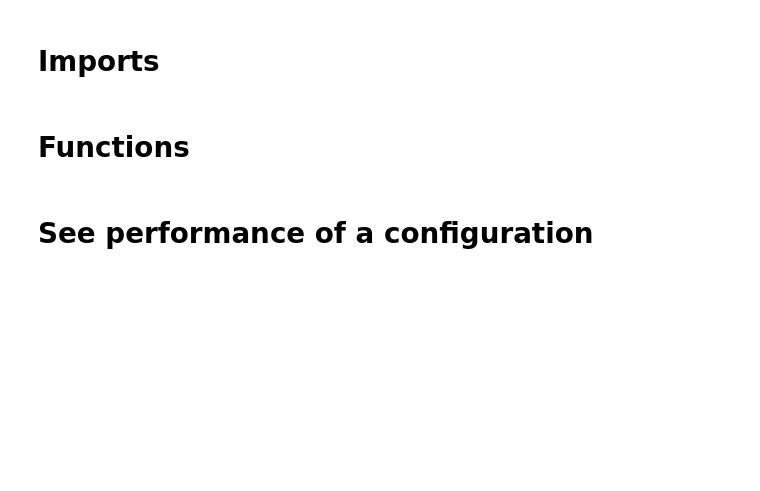
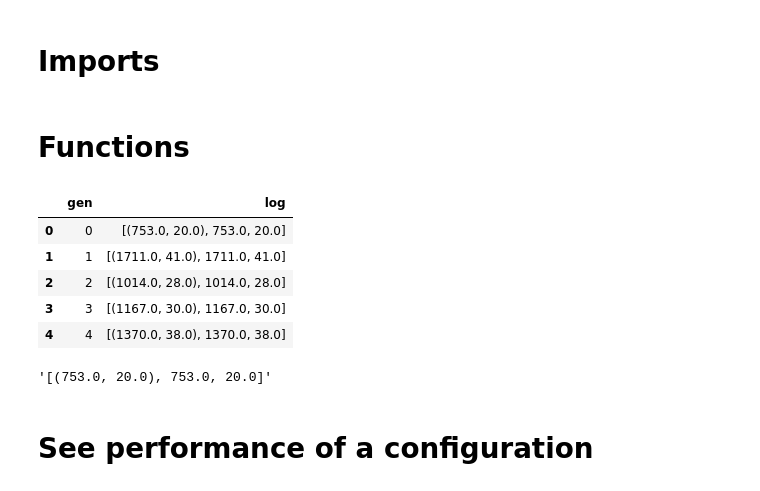
Before and after one commit to ph1001/GA_learning_Snake, a Jupyter notebook: 01_Snake/Statistical Analysis.ipynb, the cells around one changed output. Cells and saved outputs as stored; diff of their text form; code cells hidden in the pictures; blank space fills up the shorter version.

```diff
--- a/01_Snake/Statistical Analysis.ipynb
+++ b/01_Snake/Statistical Analysis.ipynb
@@ -10 +13,14 @@ import numpy as np
+# %%
+data.head()
+# %% [output]
+|  | gen | log |
+| 0 | 0 | [(753.0, 20.0), 753.0, 20.0] |
+| 1 | 1 | [(1711.0, 41.0), 1711.0, 41.0] |
+| 2 | 2 | [(1014.0, 28.0), 1014.0, 28.0] |
+| 3 | 3 | [(1167.0, 30.0), 1167.0, 30.0] |
+| 4 | 4 | [(1370.0, 38.0), 1370.0, 38.0] |
+# %%
+data.log[0]
+# %% [output]
+'[(753.0, 20.0), 753.0, 20.0]'
 # %%
```
Also changed, not shown: parts of 5 cells of this notebook.
